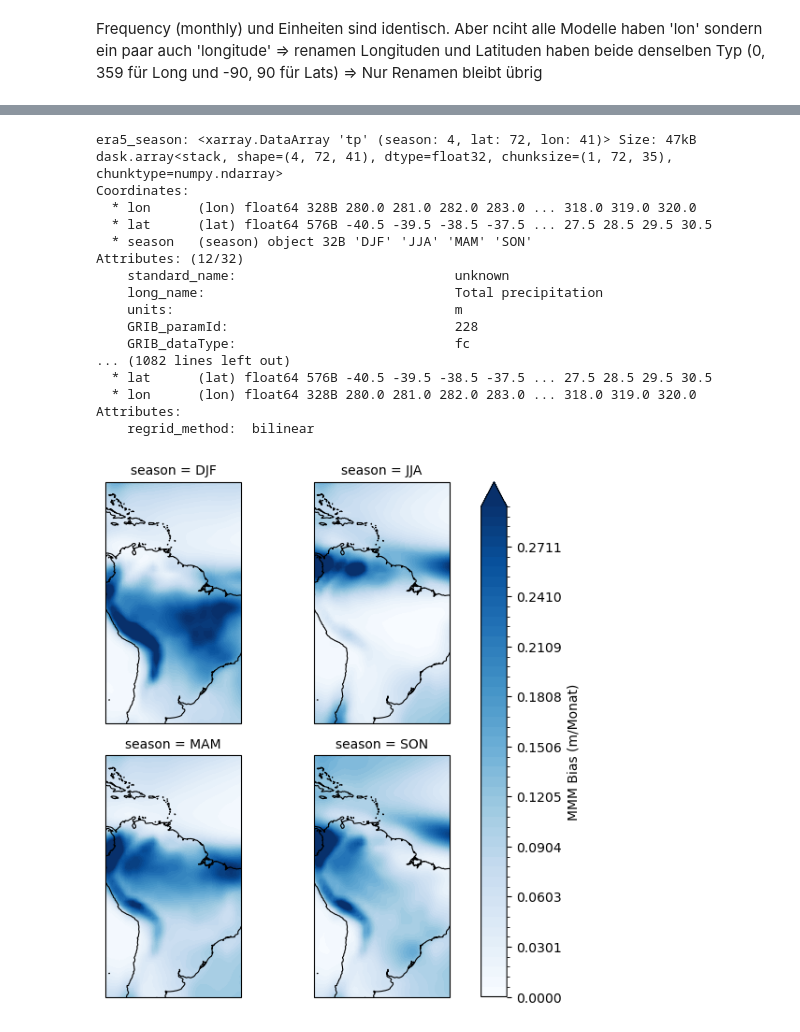
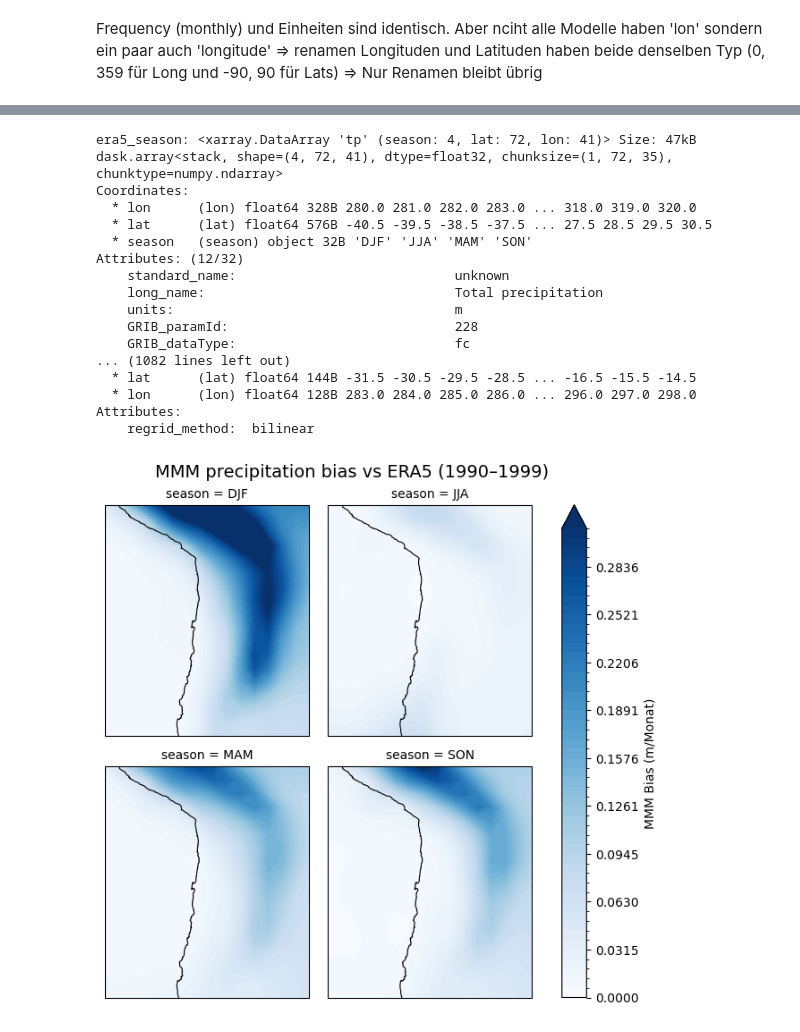
Before and after one commit to cc11223344556677/Computational-Meteorology-Exercises, a Jupyter notebook: project_kevin.ipynb, the cells around one changed output, grey strips where cells are left out. Drawn from its saved outputs; the diff is of its cells as text; code cells hidden in the pictures.

```diff
--- a/project_kevin.ipynb
+++ b/project_kevin.ipynb
@@ -345,7 +346,7 @@ Frequency (monthly) und Einheiten sind identisch. Aber nciht alle Modelle haben
 Longituden und Latituden haben beide denselben Typ (0, 359 für Long und -90, 90 für Lats) => Nur Renamen bleibt übrig
 # %%
 plt.figure(figsize=(12, 7))
-
+andes = [-32, -14, 360-78+0.5, 360-62+0.5]
 ERA5_plot =precipitation_data_ERA5.sel(valid_time=slice("1990","1999"), lat=slice(-40.5, 30.5), lon=slice(280,320))
 tp_mmonth = ERA5_plot * ERA5_plot["valid_time"].dt.days_in_month
 
@@ -364,7 +365,7 @@ for name, ds in dsets.items():
     if "latitude" in ds.coords:
         ds = ds.rename({"latitude": "lat"})
     try:
-        ds = ds.sel(lat=slice(-40.5, 30.5), lon = slice(280,320))
+        ds = ds.sel(lat=slice(-32, -14), lon = slice(360-78+0.5, 360-62+0.5))
         time = ds['time'].sel(time=slice("1990","1999")).values
         pr = ds['pr'].sel(time=slice("1990","1999"))
         sec_per_month = pr["time"].dt.days_in_month * 86400
@@ -390,7 +391,7 @@ target_grid = xr.Dataset({
     "lat": precipitation_data_ERA5["lat"],
     "lon": precipitation_data_ERA5["lon"],
 })
-
+andes = [-32, -14, 360-78+0.5, 360-62+0.5]
 regridded_dset = {}
 
 for name, ds in dsets.items():
@@ -410,7 +411,7 @@ for name, ds in dsets.items():
     # Klimamittel -> 2D
       # (lat, lon)
     try:
-        area_prec_monthly_mean= pr_m_month_mean.sel(lat=slice(-40.5, 30.5), lon = slice(280,320))
+        area_prec_monthly_mean= pr_m_month_mean.sel(lat=slice(-32, -14), lon = slice(360-78+0.5, 360-62+0.5))
         # Source grid (nur lat/lon)
         src_grid = xr.Dataset({"lat": area_prec_monthly_mean["lat"], "lon": area_prec_monthly_mean["lon"]})
 
@@ -444,7 +445,7 @@ era5_season = era5_season.groupby("valid_time.season")
 era5_season = era5_season.mean("valid_time")
 print('era5_season:', era5_season)
 model_bias_season = {}
-
+andes = [-32, -14, 360-78+0.5, 360-62+0.5]
 for name, ds in dsets.items():
     try:
         # coords vereinheitlichen
@@ -466,7 +467,7 @@ for name, ds in dsets.items():
 
         # Regridder 1x bauen, dann gleich alle 4 Seasons regridden
         R = xe.Regridder(pr_season, target_grid, method="bilinear", periodic=True, reuse_weights=False)
-        pr_season_rg = R(pr_season).sel(lat=slice(-40.5, 30.5), lon=slice(280, 320))
+        pr_season_rg = R(pr_season).sel(lat=slice(-32, -14), lon=slice(360-78+0.5, 360-62+0.5))
         print('pr_season_rg:', pr_season_rg)
         model_bias_season[name] = pr_season_rg - era5_season  # (season, lat, lon)
     except Exception as e:
@@ -485,33 +486,34 @@ Attributes: (12/32)
     GRIB_paramId:                             228
     GRIB_dataType:                            fc
 ... (1082 lines left out)
-  * lat      (lat) float64 576B -40.5 -39.5 -38.5 -37.5 ... 27.5 28.5 29.5 30.5
-  * lon      (lon) float64 328B 280.0 281.0 282.0 283.0 ... 318.0 319.0 320.0
+  * lat      (lat) float64 144B -31.5 -30.5 -29.5 -28.5 ... -16.5 -15.5 -14.5
+  * lon      (lon) float64 128B 283.0 284.0 285.0 286.0 ... 296.0 297.0 298.0
 Attributes:
     regrid_method:  bilinear
 # %%
 
 bias_stack = xr.concat(list(model_bias_season.values()), dim="model")
 
 bias_stack = bias_stack.assign_coords(model=("model", list(model_bias_season.keys())))
 
 mmm_bias_season = bias_stack.mean("model")
 
 
 A = float(np.nanquantile(np.abs(mmm_bias_season.values), 0.98))
 levels = np.linspace(0, A, 50)
 
 g = mmm_bias_season.plot.contourf(
     col="season", col_wrap=2,
     subplot_kws={"projection": ccrs.PlateCarree()},
     transform=ccrs.PlateCarree(),
     cmap="Blues",
     levels=levels,
     cbar_kwargs={"label": "MMM Bias (m/Monat)"})
+g.fig.suptitle("MMM precipitation bias vs ERA5 (1990–1999)", y=1.02, fontsize=14)
 for ax in g.axes.flat:
     ax.coastlines(linewidth=0.8, zorder=10)
 # %% [output]
-[figure, old version]
+[figure, new version]
 # %%
 #Error processing model CMIP.MPI-M.ICON-ESM-LR.historical.Amon.gn: "no index found for coordinate 'lat'"
 #Das Modell MPI-M.ICON-ESM-LR hat kein lat/lon Koordinaten und wurde deshalb rausgehauen
```
Also changed, not shown: parts of 10 cells of this notebook.
